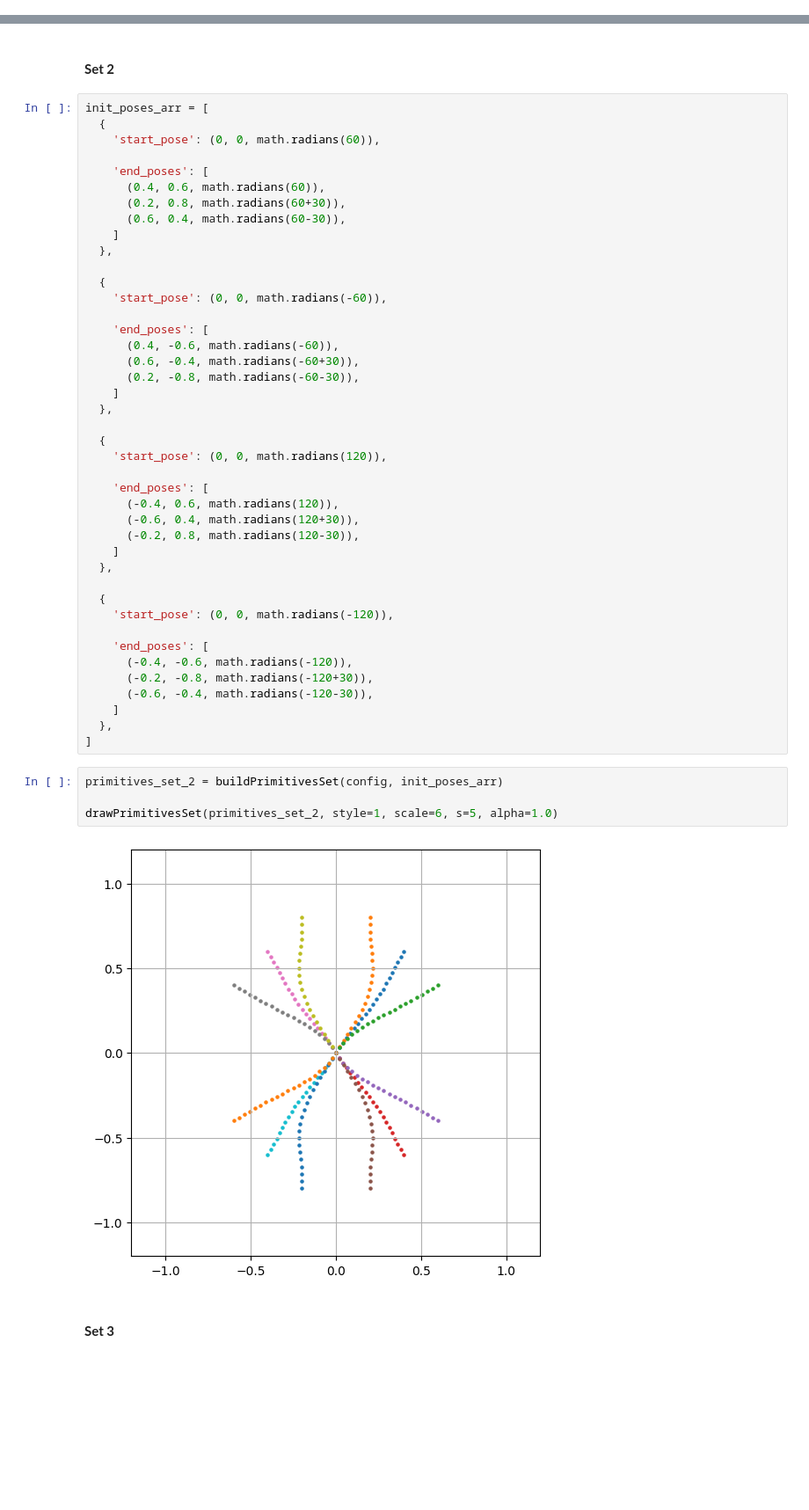
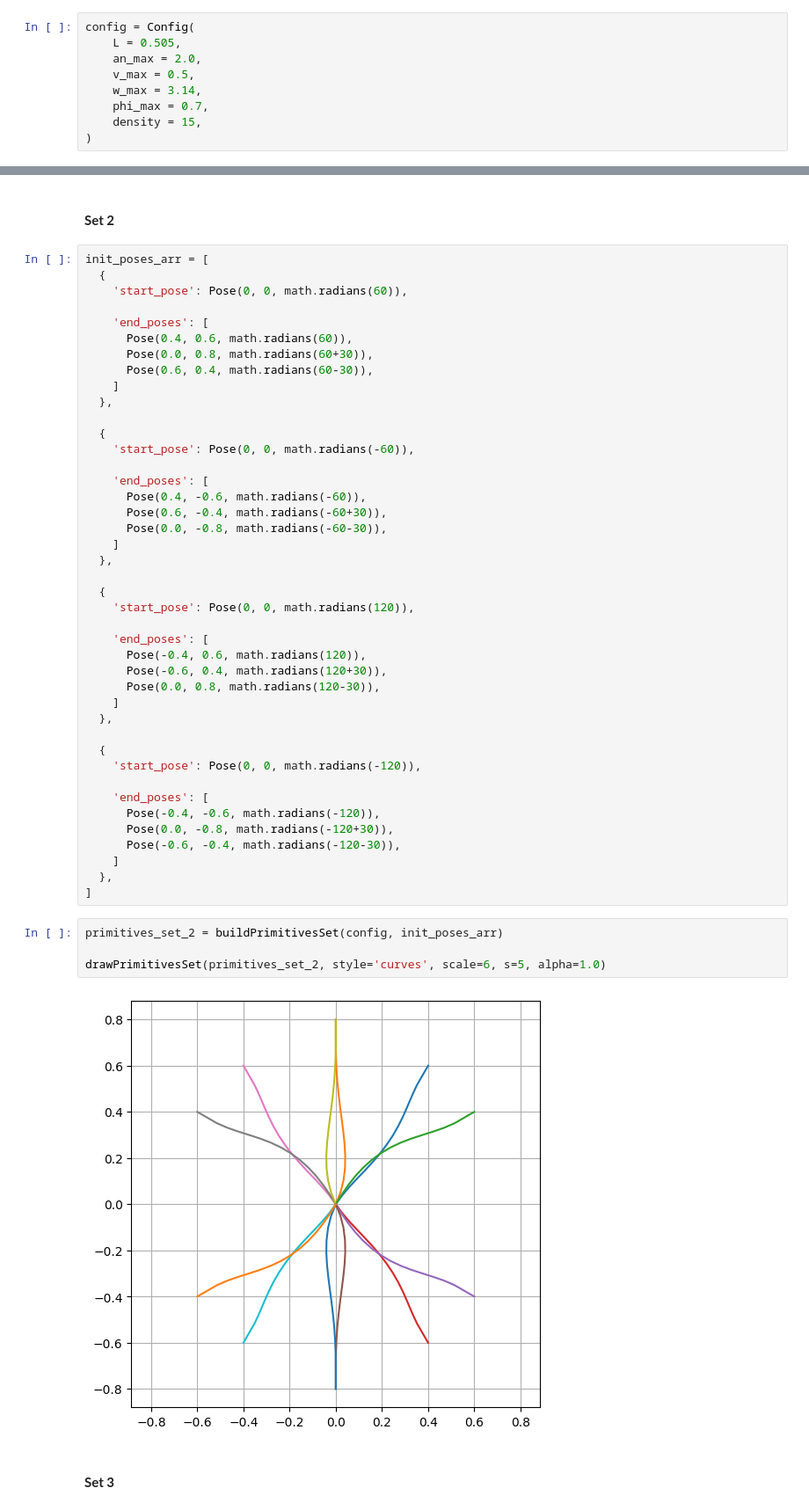
Before and after one commit to robotics-laboratory/truck, a Jupyter notebook: packages/planner/primitives.ipynb, the cells around one changed output, grey strips where cells are left out. Shown: that part at 88% size. Drawn from its saved outputs; the diff is of its cells as text; blank space fills up the shorter version.

```diff
--- a/packages/planner/primitives.ipynb
+++ b/packages/planner/primitives.ipynb
@@ -284 +309,10 @@ config = {
+# %%
+config = Config(
+    L = 0.505,
+    an_max = 2.0,
+    v_max = 0.5,
+    w_max = 3.14,
+    phi_max = 0.7,
+    density = 15,
+)
 # %%
@@ -364,51 +398,51 @@ drawPrimitivesSet(primitives_set_1, style=1, scale=6, s=5, alpha=1.0)
 # %%
 init_poses_arr = [
   {
-    'start_pose': (0, 0, math.radians(60)),
+    'start_pose': Pose(0, 0, math.radians(60)),
 
     'end_poses': [
-      (0.4, 0.6, math.radians(60)),
-      (0.2, 0.8, math.radians(60+30)),
-      (0.6, 0.4, math.radians(60-30)),
+      Pose(0.4, 0.6, math.radians(60)),
+      Pose(0.0, 0.8, math.radians(60+30)),
+      Pose(0.6, 0.4, math.radians(60-30)),
     ]
   },
 
   {
-    'start_pose': (0, 0, math.radians(-60)),
+    'start_pose': Pose(0, 0, math.radians(-60)),
 
     'end_poses': [
-      (0.4, -0.6, math.radians(-60)),
-      (0.6, -0.4, math.radians(-60+30)),
-      (0.2, -0.8, math.radians(-60-30)),
+      Pose(0.4, -0.6, math.radians(-60)),
+      Pose(0.6, -0.4, math.radians(-60+30)),
+      Pose(0.0, -0.8, math.radians(-60-30)),
     ]
   },
 
   {
-    'start_pose': (0, 0, math.radians(120)),
+    'start_pose': Pose(0, 0, math.radians(120)),
 
     'end_poses': [
-      (-0.4, 0.6, math.radians(120)),
-      (-0.6, 0.4, math.radians(120+30)),
-      (-0.2, 0.8, math.radians(120-30)),
+      Pose(-0.4, 0.6, math.radians(120)),
+      Pose(-0.6, 0.4, math.radians(120+30)),
+      Pose(0.0, 0.8, math.radians(120-30)),
     ]
   },
 
   {
-    'start_pose': (0, 0, math.radians(-120)),
+    'start_pose': Pose(0, 0, math.radians(-120)),
 
     'end_poses': [
-      (-0.4, -0.6, math.radians(-120)),
-      (-0.2, -0.8, math.radians(-120+30)),
-      (-0.6, -0.4, math.radians(-120-30)),
+      Pose(-0.4, -0.6, math.radians(-120)),
+      Pose(0.0, -0.8, math.radians(-120+30)),
+      Pose(-0.6, -0.4, math.radians(-120-30)),
     ]
   },
 ]
 # %%
 primitives_set_2 = buildPrimitivesSet(config, init_poses_arr)
 
-drawPrimitivesSet(primitives_set_2, style=1, scale=6, s=5, alpha=1.0)
+drawPrimitivesSet(primitives_set_2, style='curves', scale=6, s=5, alpha=1.0)
 # %% [output]
-[figure, old version]
+[figure, new version]
 # %% [markdown]
 #### **Set 3**
 # %%
```
Also changed, not shown: parts of 33 cells of this notebook, 2 other files.
